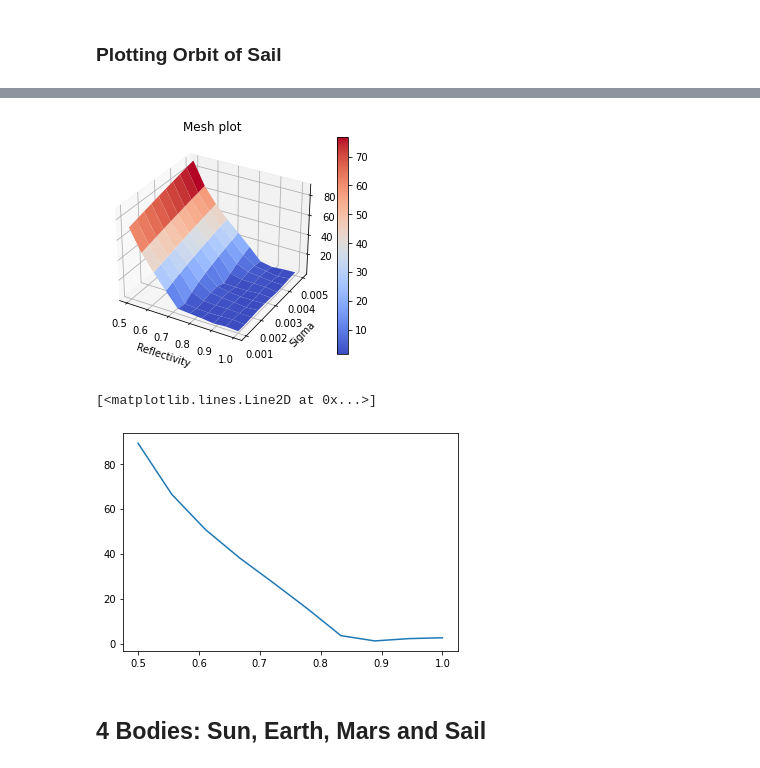
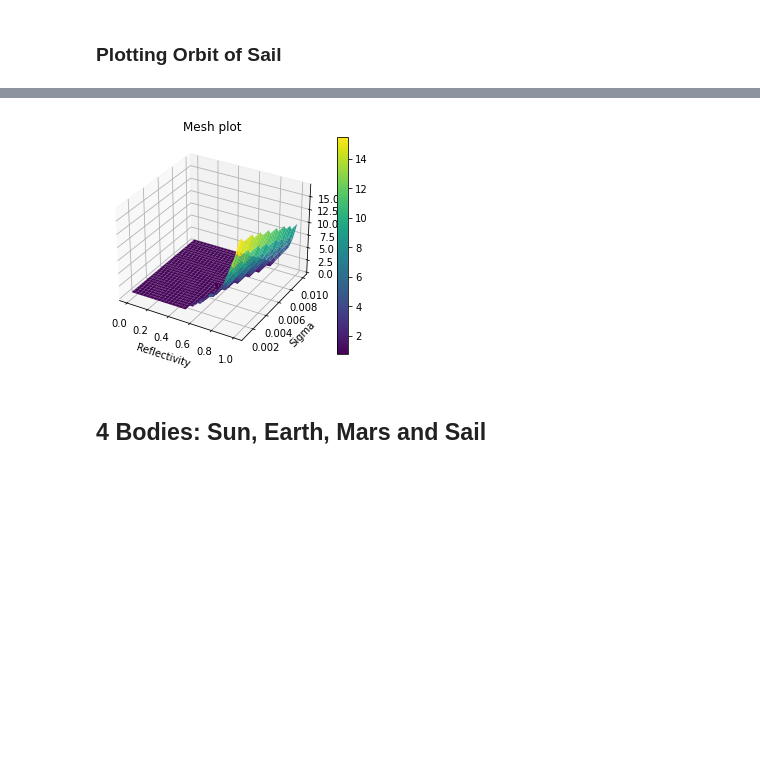
Before and after one commit to GameOver203/Lagrangian-Solar-Sail-Modelling, a Jupyter notebook: Orbital Mechanics for a Solar Sail.ipynb, the cells around one changed output, grey strips where cells are left out. Cells and saved outputs as stored; diff of their text form; code cells hidden in the pictures; blank space fills up the shorter version.

```diff
--- a/Orbital Mechanics for a Solar Sail.ipynb
+++ b/Orbital Mechanics for a Solar Sail.ipynb
@@ -158,41 +151,35 @@ plt.show()
 # %%
-R_array = np.linspace(0.5,1,10)
-sigma_array = np.linspace(1e-3,5e-3, 10)
+t = np.linspace(0, 10,10000)
 
-t2 = np.ones((10, 10))
-t10 = np.ones((10, 10))
-t20 = np.ones((10, 10))
-t50 = np.ones((10, 10))
+grain = 30
 
-for i, R in enumerate(R_array):
-    for j, sigma in enumerate(sigma_array):
-        solution = odeint(sunAndSailODEs, y0,t, args=(R, sigma,0))
+R_array = np.linspace(1,0,grain)
+sigma_array = np.linspace(1e-3,10e-3, grain)
+results = np.arange(grain*grain).reshape(grain,grain)
+
+for i, R_value in enumerate(R_array):
+    for j, sigma_value in enumerate(sigma_array):
+        solution = odeint(sunAndSailODEs, y0,t, args=(R_value, sigma_value,0))
         r, rdot, theta, thetadot = solution[:,0], solution[:,1], solution[:,2], solution[:,3]
-        t2[i][j] = r[2*1000]
-        t10[i][j] = r[10*1000]
-        t20[i][j] = r[20*1000]
-        t50[i][j] = r[50*1000]
+        results[i][j] = r[2*1000]
+
+fig = plt.figure()
+ax = plt.axes(projection='3d')
+
+X,Y = np.meshgrid(R_array, sigma_array)
+
+surf = ax.plot_surface(X, Y, results, rstride=1, cstride=1, cmap='viridis',
+                       linewidth=0, antialiased=True)
+
+# Add a color bar which maps values to colors.
+fig.colorbar(surf)
+plt.title("Mesh plot")
+plt.xlabel("Reflectivity")
+plt.ylabel("Sigma")
+# plt.zlabel("Radius after 2 years")
+plt.show()
+# %% [output]
+[figure, added]
-# %%
-# Plot the surface.
-fig, ax = plt.subplots(subplot_kw={"projection": "3d"})
-X, Y = np.meshgrid(R_array, sigma_array)
-
-surf = ax.plot_surface(X, Y, t10, cmap=cm.coolwarm,
-                       linewidth=0, antialiased=True)
-
-# Add a color bar which maps values to colors.
-fig.colorbar(surf)
-plt.title("Mesh plot")
-plt.xlabel("Reflectivity")
-plt.ylabel("Sigma")
-# plt.zlabel("Radius after 2 years")
-plt.show()
-
-plt.plot(R_array, t10[:][9])
-# %% [output]
-[figure, removed]
-[<matplotlib.lines.Line2D at 0x...>]
-[figure, removed]
 # %% [markdown]
 ## 4 Bodies: Sun, Earth, Mars and Sail
 # %% [markdown]
```
Also changed, not shown: parts of 8 cells of this notebook.
